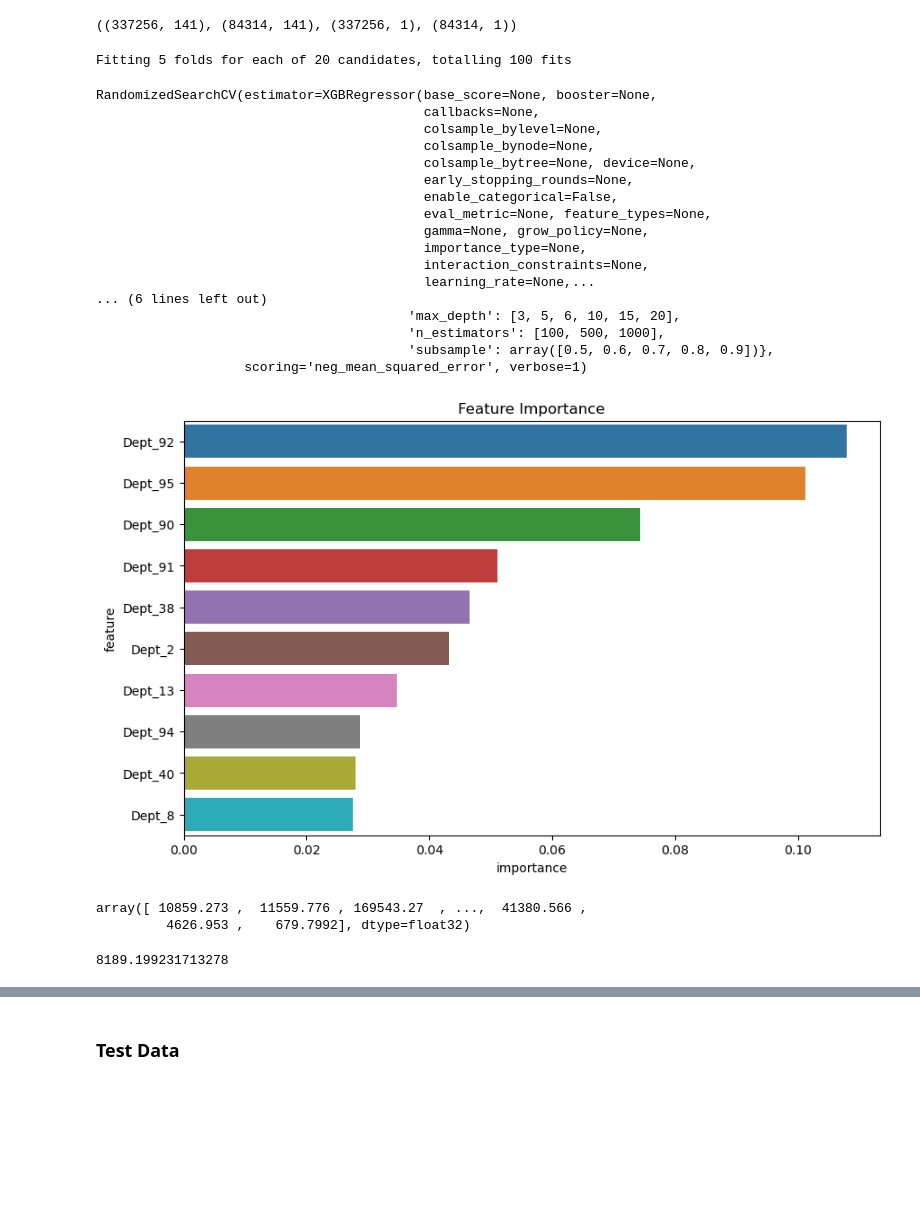
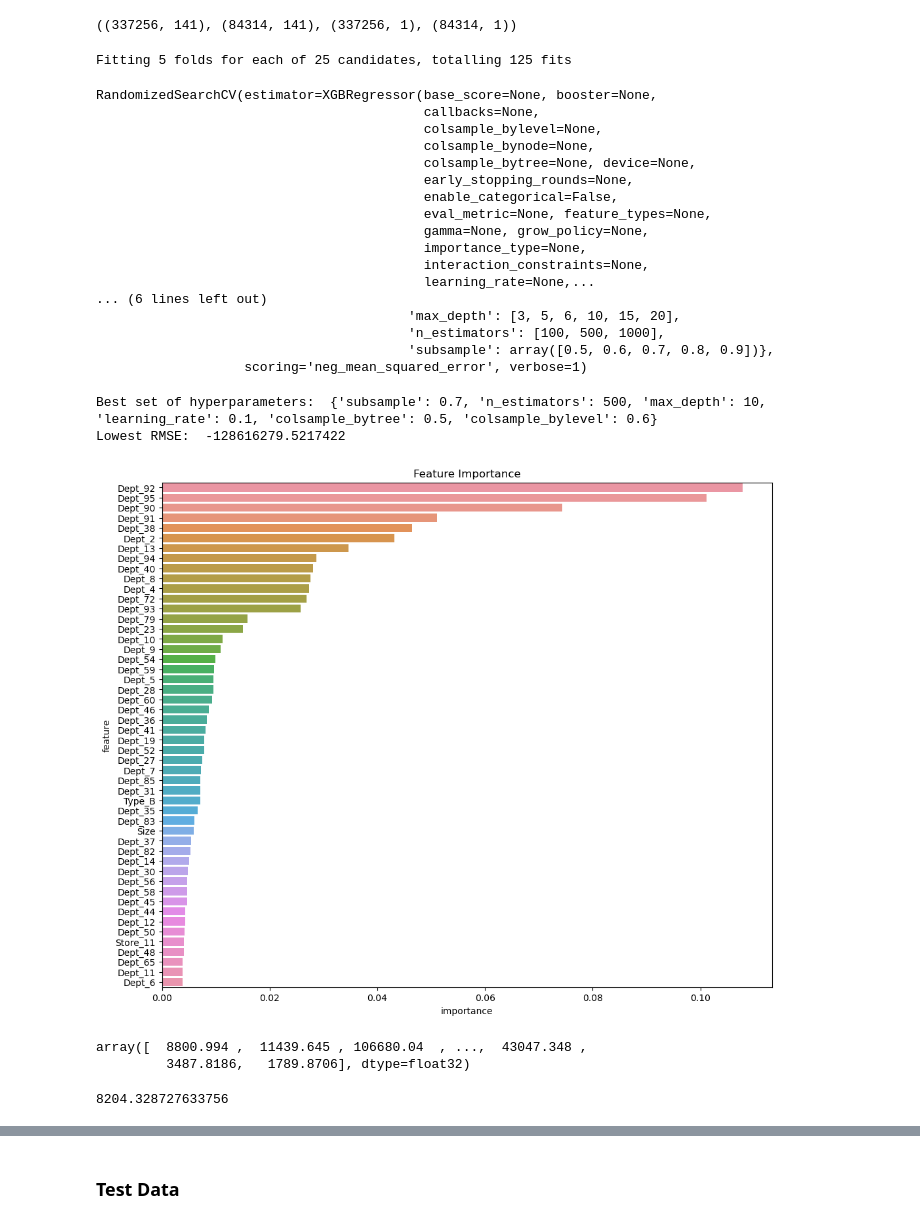
Before and after one commit to johngilheany/store-sales-forecasting, a Jupyter notebook: 03 - XGBoost.ipynb, the cells around one changed output, grey strips where cells are left out. Cells and saved outputs as stored; diff of their text form; code cells hidden in the pictures; blank space fills up the shorter version.

```diff
--- a/03 - XGBoost.ipynb
+++ b/03 - XGBoost.ipynb
@@ -98,8 +98,8 @@ xgb_model = XGBRegressor(random_state=123)
 xgb_rs = RandomizedSearchCV(estimator=xgb_model,
                          param_distributions=params,
                          scoring='neg_mean_squared_error',
-                         n_iter=20,
-                         n_jobs=8,
+                         n_iter=25,
+                         n_jobs=6,
                          verbose=1)
 
 # RandomizedSearchCV(, param_distributions=param_dist, n_iter=10, cv=5, scoring='accuracy')
@@ -107,7 +107,7 @@ xgb_rs = RandomizedSearchCV(estimator=xgb_model,
 # xgb_model.fit(X_train, y_train)
 xgb_rs.fit(X_train, y_train)
 # %% [output]
-Fitting 5 folds for each of 20 candidates, totalling 100 fits
+Fitting 5 folds for each of 25 candidates, totalling 125 fits
 RandomizedSearchCV(estimator=XGBRegressor(base_score=None, booster=None,
                                           callbacks=None,
                                           colsample_bylevel=None,
@@ -126,9 +126,12 @@ RandomizedSearchCV(estimator=XGBRegressor(base_score=None, booster=None,
                                         'subsample': array([0.5, 0.6, 0.7, 0.8, 0.9])},
                    scoring='neg_mean_squared_error', verbose=1)
 # %%
-# Print the best set of hyperparameters and the corresponding score
-# print("Best set of hyperparameters: ", xgb_rs.best_params_)
-# print("Lowest RMSE: ", xgb_rs.best_score_)
+# # Print the best set of hyperparameters and the corresponding score
+print("Best set of hyperparameters: ", xgb_rs.best_params_)
+print("Lowest RMSE: ", xgb_rs.best_score_)
+# %% [output]
+Best set of hyperparameters:  {'subsample': 0.7, 'n_estimators': 500, 'max_depth': 10, 'learning_rate': 0.1, 'colsample_bytree': 0.5, 'colsample_bylevel': 0.6}
+Lowest RMSE:  -128616279.5217422
 # %%
 xgb_model.fit(X_train, y_train)
 importance_df = pd.DataFrame({
@@ -136,23 +139,24 @@ importance_df = pd.DataFrame({
     'importance': xgb_model.feature_importances_
 }).sort_values('importance', ascending=False)
 # %%
-plt.figure(figsize=(10,6))
+plt.figure(figsize=(12,10))
 plt.title('Feature Importance')
-sns.barplot(data=importance_df.head(10), x='importance', y='feature');
+sns.barplot(data=importance_df.head(50), x='importance', y='feature')
+plt.savefig('imgs/xgb_feature_imp.png', dpi = 192);
 # %% [output]
-[figure, old version]
+[figure, new version]
 # %%
 # Make and evaluate predictions:
 # xgb_preds = xgb_model.predict(X_test)
 xgb_preds = xgb_rs.predict(X_test)
 xgb_preds
 # %% [output]
-array([ 10859.273 ,  11559.776 , 169543.27  , ...,  41380.566 ,
-         4626.953 ,    679.7992], dtype=float32)
+array([  8800.994 ,  11439.645 , 106680.04  , ...,  43047.348 ,
+         3487.8186,   1789.8706], dtype=float32)
 # %%
 rmse(xgb_preds, y_test)
 # %% [output]
-8189.199231713278
+8204.328727633756
 # %%
 Comparison = X_test.copy("deep")
 Comparison['Actual Sales ($M)'] = y_test['Weekly_Sales']
```
Also changed, not shown: parts of 5 cells of this notebook, 18 other files.
